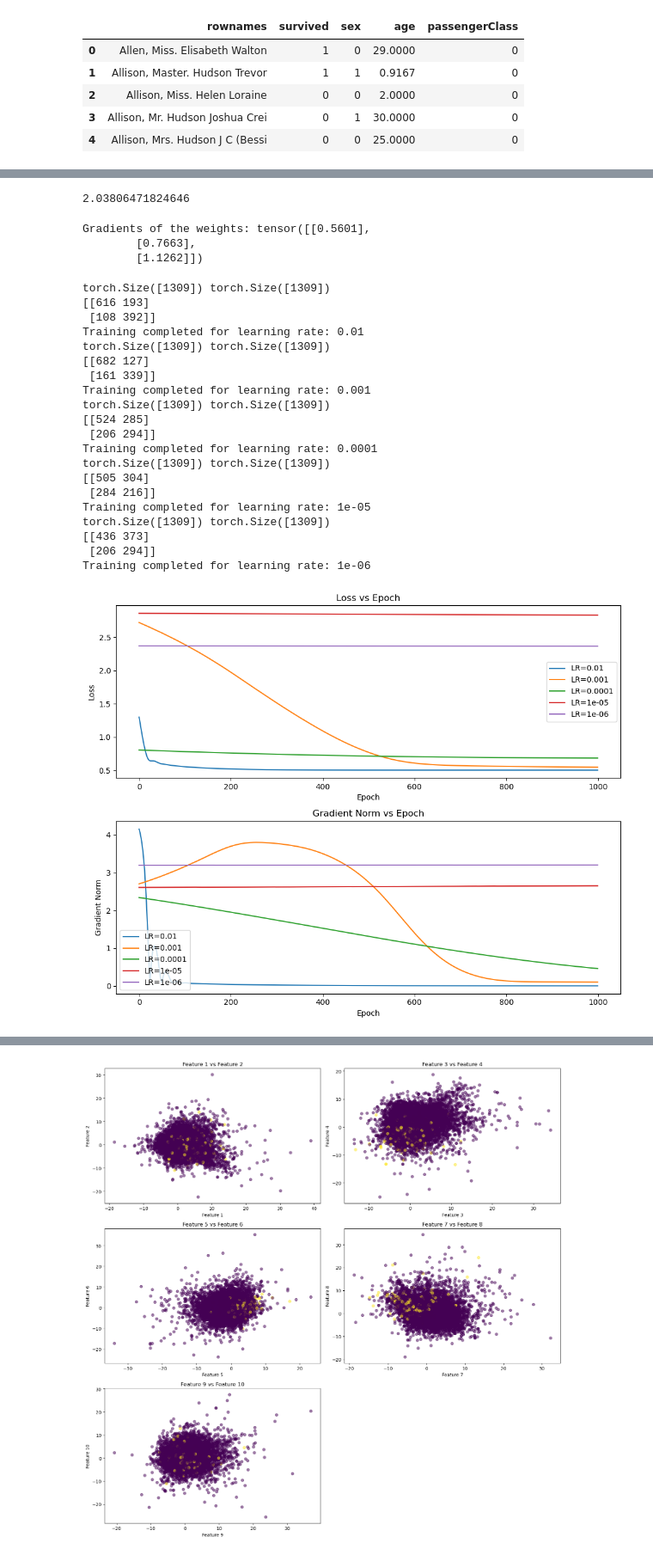
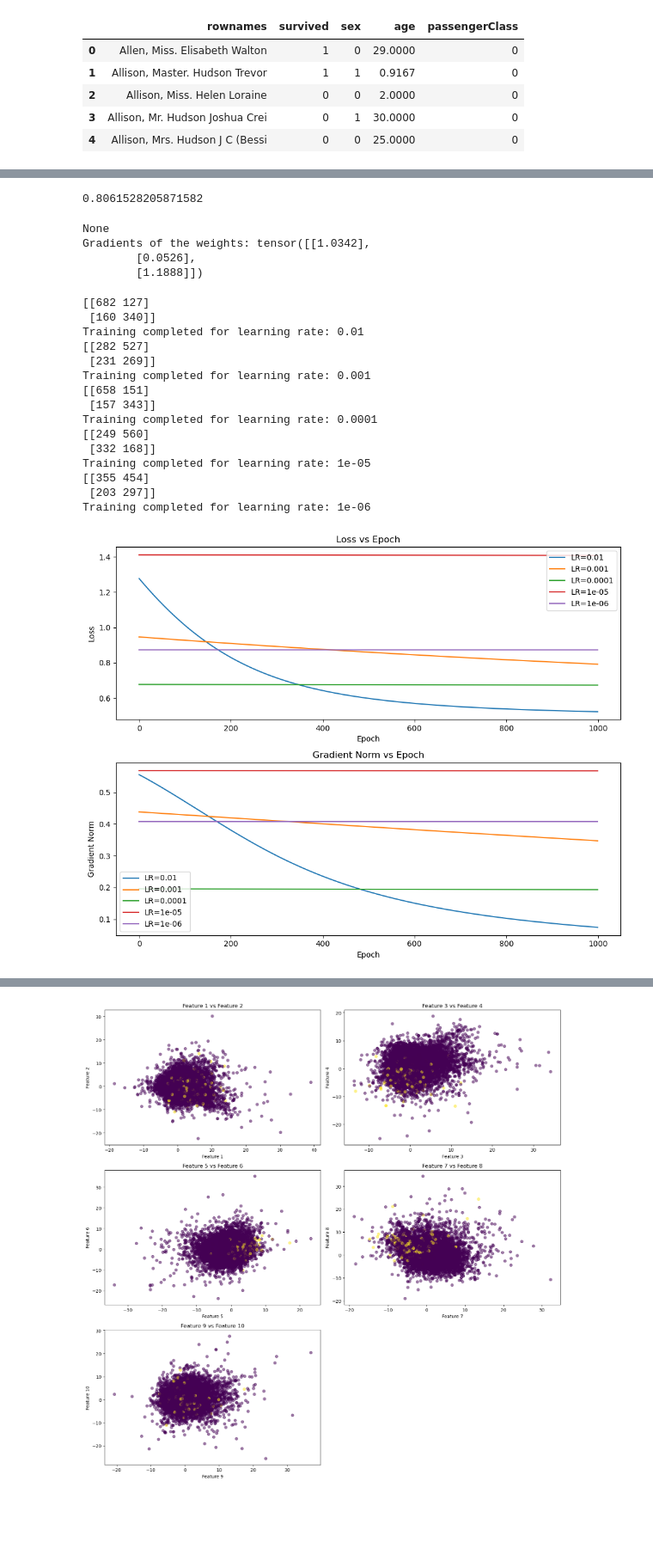
Before and after one commit to giomhern/machine-learning-spring-2024, a Jupyter notebook: week8/homework6.ipynb, the cells around one changed output, grey strips where cells are left out. Shown at 86% size. Drawn from its saved outputs; the diff is of its cells as text; code cells hidden in the pictures; blank space fills up the shorter version.

```diff
--- a/week8/homework6.ipynb
+++ b/week8/homework6.ipynb
@@ -50,10 +49,11 @@ titanic.head()
 # %%
 ## centering for q1 part A
 predictors = ['sex', 'age', 'passengerClass']
-titanic[predictors] = titanic[predictors].apply(lambda x: x - x.mean())
+titanic[predictors] = titanic[predictors].apply(lambda x: (x - x.mean()) / x.std())
 feats = torch.tensor(titanic[predictors].values, dtype=torch.float)
 target = torch.tensor(titanic['survived'].values, dtype=torch.float)
 target.shape, feats.shape
+titanic[predictors].head()
 
 ## end of part a
 # %% [output]
@@ -85,92 +90,93 @@ target = torch.tensor([[1.0]])
 loss = cross_entropy_loss(prob, target)
 print(loss.item())
 # %% [output]
-2.03806471824646
+0.8061528205871582
 # %%
-loss.backward()
+print(loss.backward())
 print("Gradients of the weights:", weights.grad)
 # %% [output]
-Gradients of the weights: tensor([[0.5601],
-        [0.7663],
-        [1.1262]])
+None
+Gradients of the weights: tensor([[1.0342],
+        [0.0526],
+        [1.1888]])
 # %%
 ## end of c both parts
 # %%
 import torch
 import matplotlib.pyplot as plt
 from sklearn.metrics import confusion_matrix
-from torch import optim, Tensor
-
+from torch import Tensor
 
 def train_model(X: Tensor, y: Tensor, learning_rates, epochs=1000):
     metrics = {}
-
+    confusion_matrices = []
     for lr in learning_rates:
         weights = torch.randn(3, requires_grad=True)
-        optimizer = optim.AdamW([weights], lr=lr)
 
-        loss_history = []
+        losses = []
         gradient_history = []
 
         for epoch in range(epochs):
-            optimizer.zero_grad()
-            predictions = forward_pass(X, weights)
-            loss = cross_entropy_loss(predictions, y)
-            loss.backward()
-            optimizer.step()
+            y_hat = forward_pass(X, weights)   # forward pass -> current prediction
+            loss = cross_entropy_loss(y_hat, y) # calculate loss
+            losses.append(loss.item())
+            loss.backward()      # backward pass -> calculate gradient
 
-            loss_history.append(loss.item())
-            gradient_history.append(weights.grad.norm().item())
+            with torch.no_grad():
+                weights -= lr * weights.grad # update weight using gradient descent
+                gradient_history.append(weights.grad.norm().item())  # store gradient norm
+            weights.grad.zero_()
 
         final_predictions = forward_pass(X, weights)
         predicted_classes = torch.round(final_predictions).detach()
-        metrics[lr] = (loss_history, gradient_history)
-        print(y.shape, predicted_classes.shape)
+        metrics[lr] = (losses, gradient_history)
+
         # Compute the confusion matrix
-        conf_matrix = confusion_matrix(y.reshape(-1, 1).detach().numpy(), predicted_classes.numpy())
+        conf_matrix = confusion_matrix(y.detach().numpy(), predicted_classes.numpy())
+        confusion_matrices.append((conf_matrix, lr))
         print(conf_matrix)
         print(f"Training completed for learning rate: {lr}")
 
-    return weights, metrics
+    return weights, metrics, confusion_matrices
+
+# Assuming feats and titanic['survived'] are defined elsewhere in your code.
 target = torch.tensor(titanic['survived'].values, dtype=torch.float)
+learning_rates = [1e-5]
 learning_rates = [1e-2, 1e-3, 1e-4, 1e-5, 1e-6]
-final_weights, training_metrics = train_model(feats, target, learning_rates)
+final_weights, training_metrics, confusion_metrics = train_model(feats, target, learning_rates)
+
+# Plotting
 fig, ax = plt.subplots(2, 1, figsize=(10, 8))
 for lr, (losses, gradients) in training_metrics.items():
     ax[0].plot(losses, label=f"LR={lr}")
     ax[1].plot(gradients, label=f"LR={lr}")
 
 ax[0].set_title('Loss vs Epoch')
 ax[0].set_xlabel('Epoch')
 ax[0].set_ylabel('Loss')
 ax[0].legend()
 
 ax[1].set_title('Gradient Norm vs Epoch')
 ax[1].set_xlabel('Epoch')
 ax[1].set_ylabel('Gradient Norm')
 ax[1].legend()
 
 plt.tight_layout()
 plt.show()
 # %% [output]
-torch.Size([1309]) torch.Size([1309])
-[[616 193]
- [108 392]]
+[[682 127]
+ [160 340]]
 Training completed for learning rate: 0.01
-torch.Size([1309]) torch.Size([1309])
-[[682 127]
- [161 339]]
+[[282 527]
+ [231 269]]
 Training completed for learning rate: 0.001
-torch.Size([1309]) torch.Size([1309])
-[[524 285]
- [206 294]]
+[[658 151]
+ [157 343]]
 Training completed for learning rate: 0.0001
-torch.Size([1309]) torch.Size([1309])
-[[505 304]
- [284 216]]
+[[249 560]
+ [332 168]]
 Training completed for learning rate: 1e-05
-torch.Size([1309]) torch.Size([1309])
-[[436 373]
- [206 294]]
+[[355 454]
+ [203 297]]
 Training completed for learning rate: 1e-06
-[figure, old version]
+[figure, new version]
```
Also changed, not shown: parts of 11 cells of this notebook, 9 other files.
